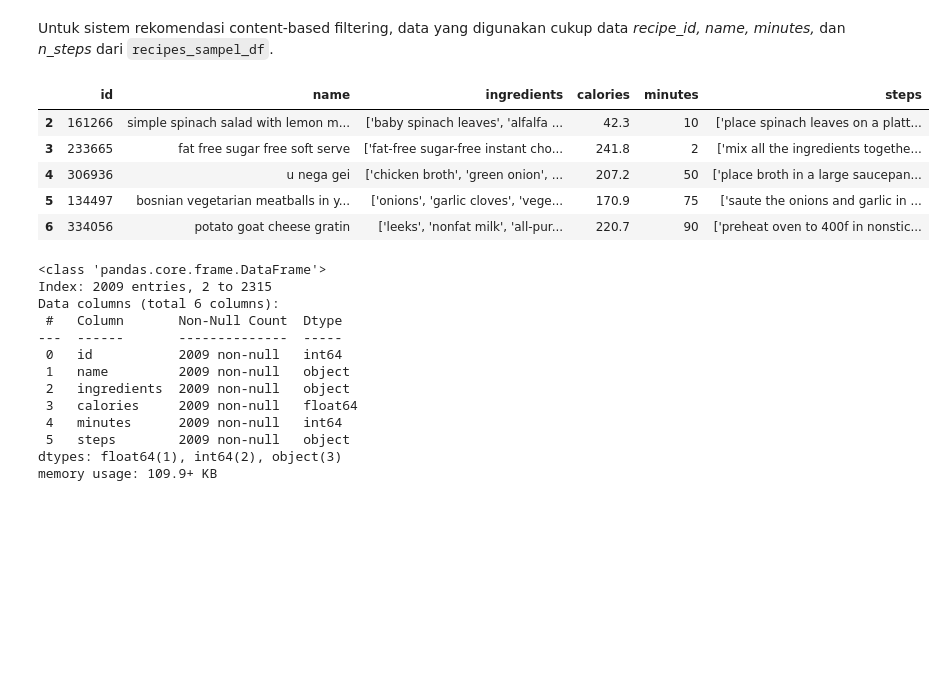
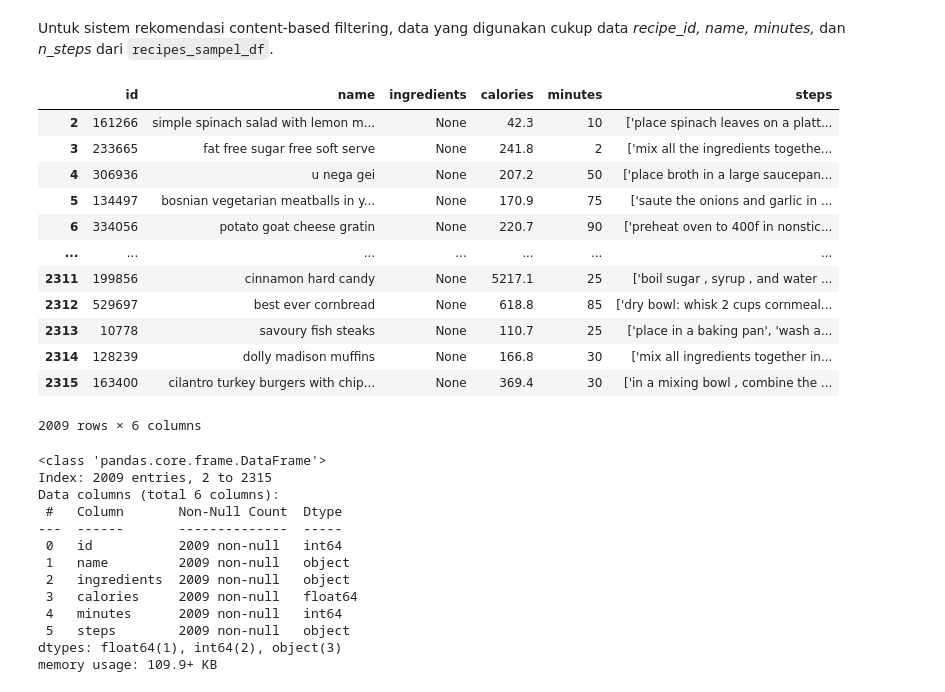
Before and after one commit to Sulbae/OlahGizi-Project, a Jupyter notebook: Food Recommender/notebook.ipynb, the cells around one changed output. Cells and saved outputs as stored; diff of their text form; code cells hidden in the pictures; blank space fills up the shorter version.

```diff
--- a/Food Recommender/notebook.ipynb
+++ b/Food Recommender/notebook.ipynb
@@ -555,6 +558,5 @@ memory usage: 298.2+ KB
 # %%
-# Mengonversi list bahan menjadi string dengan pemisah koma
 recipes_sample_df['ingredients'] = recipes_sample_df['ingredients'].apply(
-    lambda x: ', '.join(x) if isinstance(x, list) else x
+    lambda x: ast.literal_eval(x) if isinstance(x, str) else x
 )
 # %%
@@ -570,0 +579,4 @@ Name: ingredients, dtype: object
+# %%
+recipes_sample_df['ingredients'] = recipes_sample_df['ingredients'].apply(
+    lambda x: str(x[0]) if isinstance(x, list) and len(x) > 0 else None
+)
@@ -577,20 +604,27 @@ Untuk sistem rekomendasi content-based filtering, data yang digunakan cukup data
 # %%
 content_based_columns = ["id",
                          "name",
                          "ingredients",
                          "calories",
                          "minutes",
                          "steps"]
 
 content_based_df = recipes_sample_df[content_based_columns]
-content_based_df.head()
+content_based_df
 # %% [output]
 |  | id | name | ingredients | calories | minutes | steps |
-| 2 | 161266 | simple spinach salad with lemon m... | ['baby spinach leaves', 'alfalfa ... | 42.3 | 10 | ['place spinach leaves on a platt... |
-| 3 | 233665 | fat free sugar free soft serve | ['fat-free sugar-free instant cho... | 241.8 | 2 | ['mix all the ingredients togethe... |
-| 4 | 306936 | u nega gei | ['chicken broth', 'green onion', ... | 207.2 | 50 | ['place broth in a large saucepan... |
-| 5 | 134497 | bosnian vegetarian meatballs in y... | ['onions', 'garlic cloves', 'vege... | 170.9 | 75 | ['saute the onions and garlic in ... |
-| 6 | 334056 | potato goat cheese gratin | ['leeks', 'nonfat milk', 'all-pur... | 220.7 | 90 | ['preheat oven to 400f in nonstic... |
+| 2 | 161266 | simple spinach salad with lemon m... | None | 42.3 | 10 | ['place spinach leaves on a platt... |
+| 3 | 233665 | fat free sugar free soft serve | None | 241.8 | 2 | ['mix all the ingredients togethe... |
+| 4 | 306936 | u nega gei | None | 207.2 | 50 | ['place broth in a large saucepan... |
+| 5 | 134497 | bosnian vegetarian meatballs in y... | None | 170.9 | 75 | ['saute the onions and garlic in ... |
+| 6 | 334056 | potato goat cheese gratin | None | 220.7 | 90 | ['preheat oven to 400f in nonstic... |
+| ... | ... | ... | ... | ... | ... | ... |
+| 2311 | 199856 | cinnamon hard candy | None | 5217.1 | 25 | ['boil sugar , syrup , and water ... |
+| 2312 | 529697 | best ever cornbread | None | 618.8 | 85 | ['dry bowl: whisk 2 cups cornmeal... |
+| 2313 | 10778 | savoury fish steaks | None | 110.7 | 25 | ['place in a baking pan', 'wash a... |
+| 2314 | 128239 | dolly madison muffins | None | 166.8 | 30 | ['mix all ingredients together in... |
+| 2315 | 163400 | cilantro turkey burgers with chip... | None | 369.4 | 30 | ['in a mixing bowl , combine the ... |
+2009 rows × 6 columns
 # %%
 content_based_df.info()
 # %% [output]
```
Also changed, not shown: parts of 32 cells of this notebook, 2 other files.
